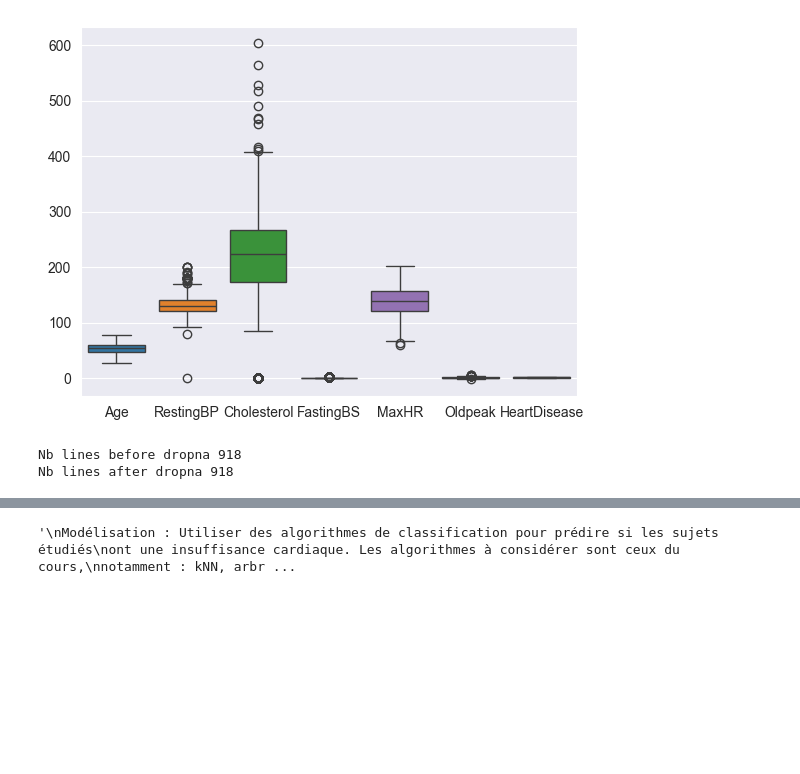
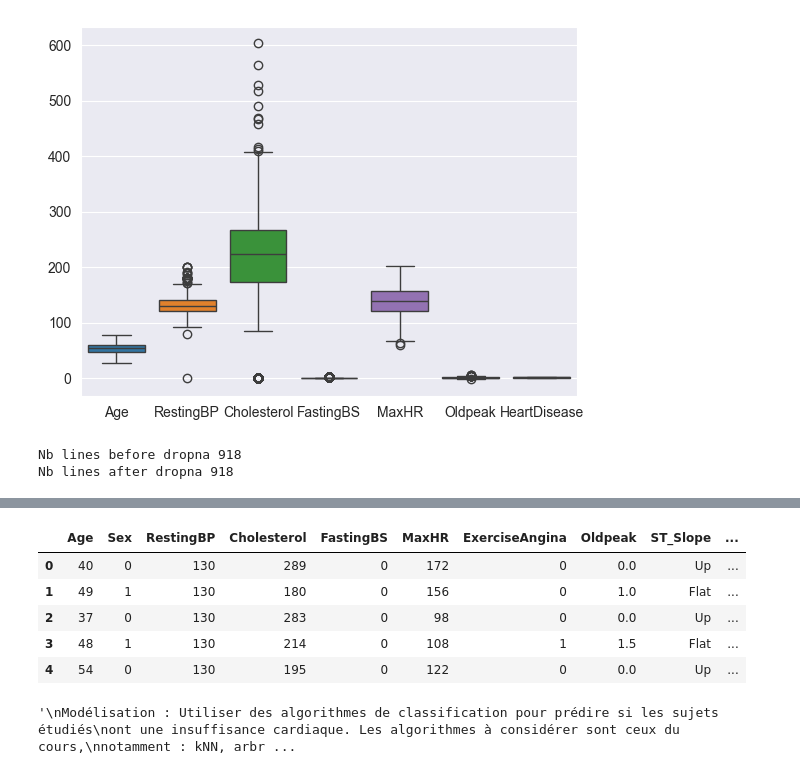
Before and after one commit to gatiengnv/heart_disease_detection, a Jupyter notebook: main.ipynb, the cells around one changed output, grey strips where cells are left out. Cells and saved outputs as stored; diff of their text form; code cells hidden in the pictures; blank space fills up the shorter version.

Commit message:
Transform categorical variables

```diff
--- a/main.ipynb
+++ b/main.ipynb
@@ -282,0 +276,26 @@ df = df[df['Sex'].isin(a)]
+# %%
+# transform categorical values
+from sklearn.preprocessing import OneHotEncoder
+
+# replace sex by 0 or 1
+df.Sex.replace(to_replace=['M', 'F'], value=[0, 1], inplace=True)
+
+# replace ChestPainType with one hot encoding
+if 'ChestPainType' in df.columns:
+    chest_pain_type_one_hot = pd.get_dummies(df['ChestPainType'], prefix='ChestPainType', drop_first=True).astype(int)
+    df.drop(['ChestPainType'], axis=1, inplace=True)
+    df[chest_pain_type_one_hot.columns] = chest_pain_type_one_hot
+
+# replace RestingECG by one hot encoding
+if 'RestingECG' in df.columns:
+    resting_ecg_one_hot = pd.get_dummies(df['RestingECG'], prefix='RestingECG', drop_first=True).astype(int)
+    df.drop(['RestingECG'], axis=1, inplace=True)
+    df[resting_ecg_one_hot.columns] = resting_ecg_one_hot
+
+# replace ExerciseAngina by 0 or 1
+df.ExerciseAngina.replace(to_replace=['N', 'Y'], value=[0, 1], inplace=True)
+
+# replace ST_Slope by one hot encoding
+if 'ST_Slope' in df.columns:
+    st_slope_one_hot = pd.get_dummies(df['ST_Slope'], prefix='ST_Slope', drop_first=True).astype(int)
+    df[st_slope_one_hot.columns] = st_slope_one_hot
@@ -283,3 +315,12 @@ df = df[df['Sex'].isin(a)]
+# %%
+df.head()
+# %% [output]
+|  | Age | Sex | RestingBP | Cholesterol | FastingBS | MaxHR | ExerciseAngina | Oldpeak | ST_Slope | ... |
+| 0 | 40 | 0 | 130 | 289 | 0 | 172 | 0 | 0.0 | Up | ... |
+| 1 | 49 | 1 | 130 | 180 | 0 | 156 | 0 | 1.0 | Flat | ... |
+| 2 | 37 | 0 | 130 | 283 | 0 | 98 | 0 | 0.0 | Up | ... |
+| 3 | 48 | 1 | 130 | 214 | 0 | 108 | 1 | 1.5 | Flat | ... |
+| 4 | 54 | 0 | 130 | 195 | 0 | 122 | 0 | 0.0 | Up | ... |
 # %%
 """
 Modélisation : Utiliser des algorithmes de classification pour prédire si les sujets étudiés
```
Also changed, not shown: parts of 5 cells of this notebook.
